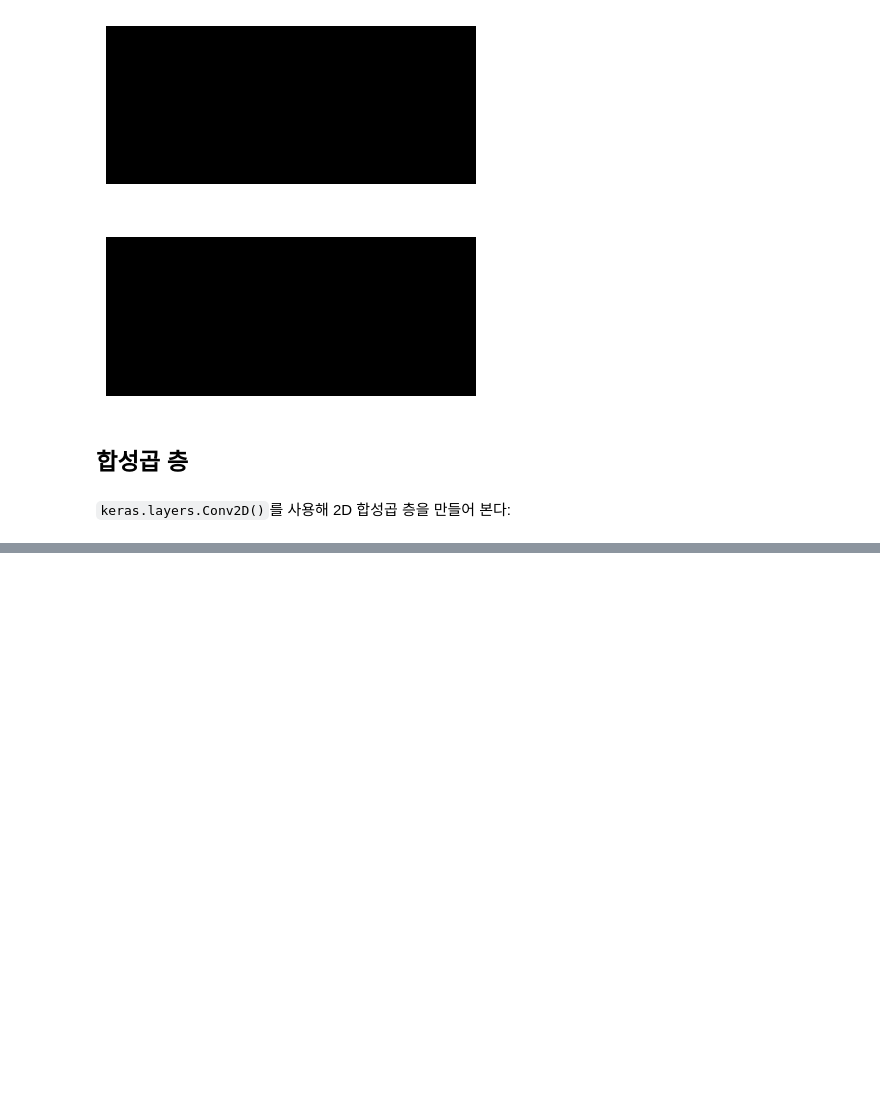
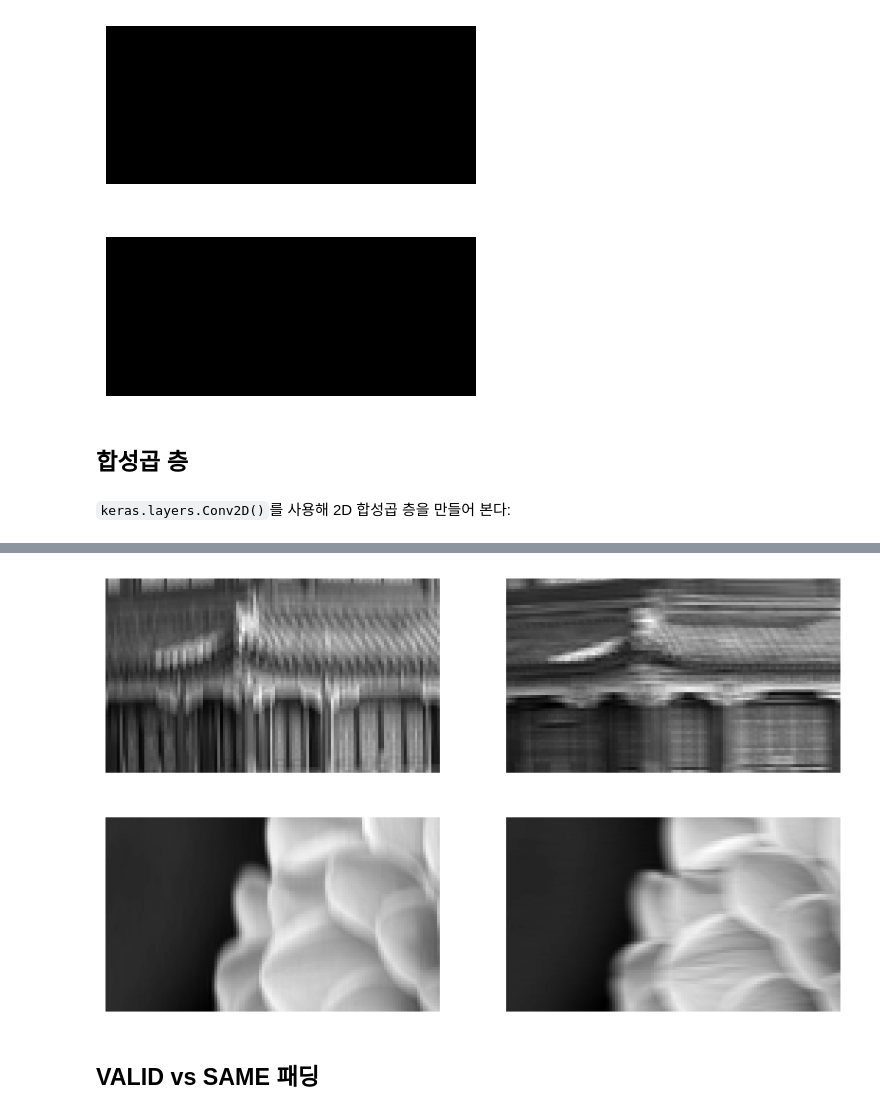
Before and after one commit to r0cd7b/deep_computer_vision_with_cnns, a Jupyter notebook: deep_computer_vision_with_cnns.ipynb, the cells around one changed output, grey strips where cells are left out. Drawn from its saved outputs; the diff is of its cells as text; code cells hidden in the pictures; blank space fills up the shorter version.

```diff
--- a/deep_computer_vision_with_cnns.ipynb
+++ b/deep_computer_vision_with_cnns.ipynb
@@ -100,0 +123,2 @@ conv = keras.layers.Conv2D(
+# %%
+conv.set_weights([filters, np.zeros(2)])
@@ -100,0 +132,11 @@ conv = keras.layers.Conv2D(
+# %%
+plt.figure(figsize=(10, 6))
+for image_index in (0, 1):
+    for feature_map_index in (0, 1):
+        plt.subplot(2, 2, image_index * 2 + feature_map_index + 1)
+        plot_image(crop(conv_outputs[image_index, :, :, feature_map_index]))
+plt.show()
+# %% [output]
+[figure, added]
+# %% [markdown]
+## VALID vs SAME 패딩
```
Also changed, not shown: parts of 8 cells of this notebook.
